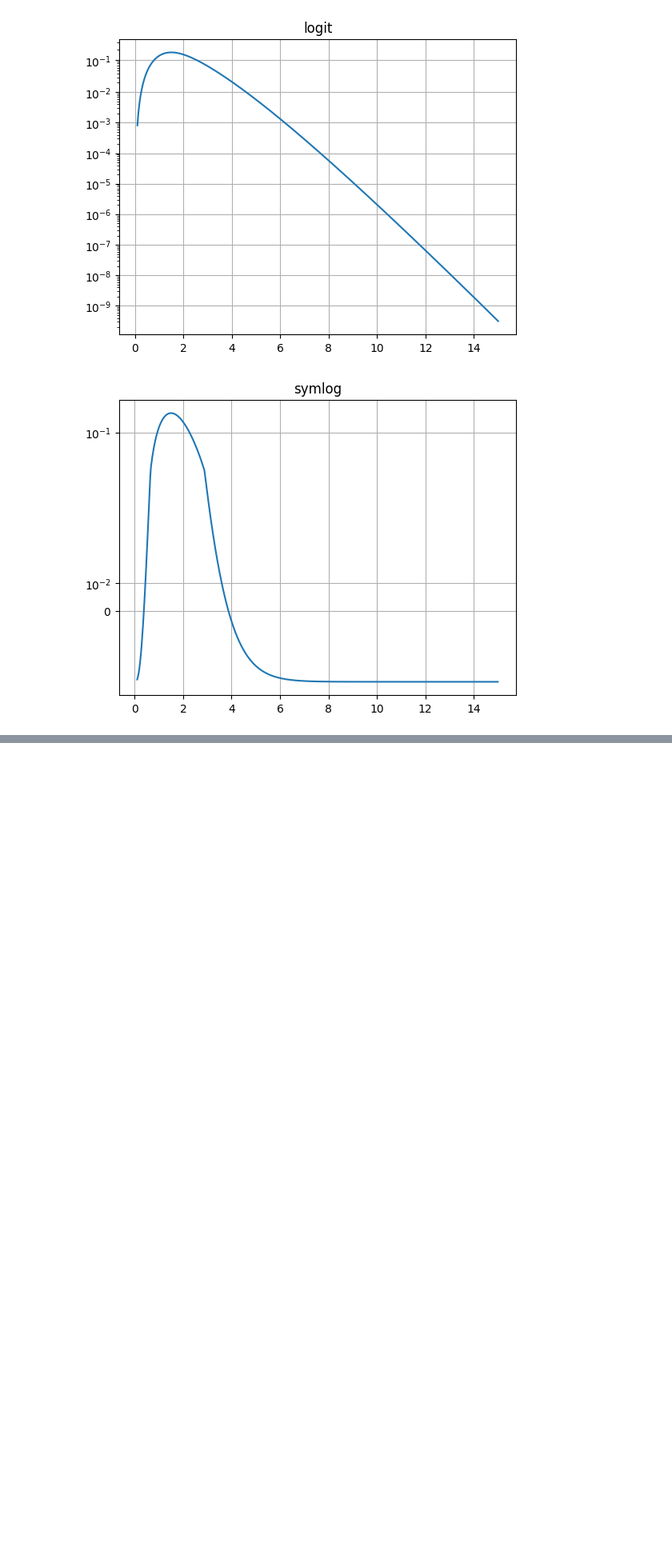
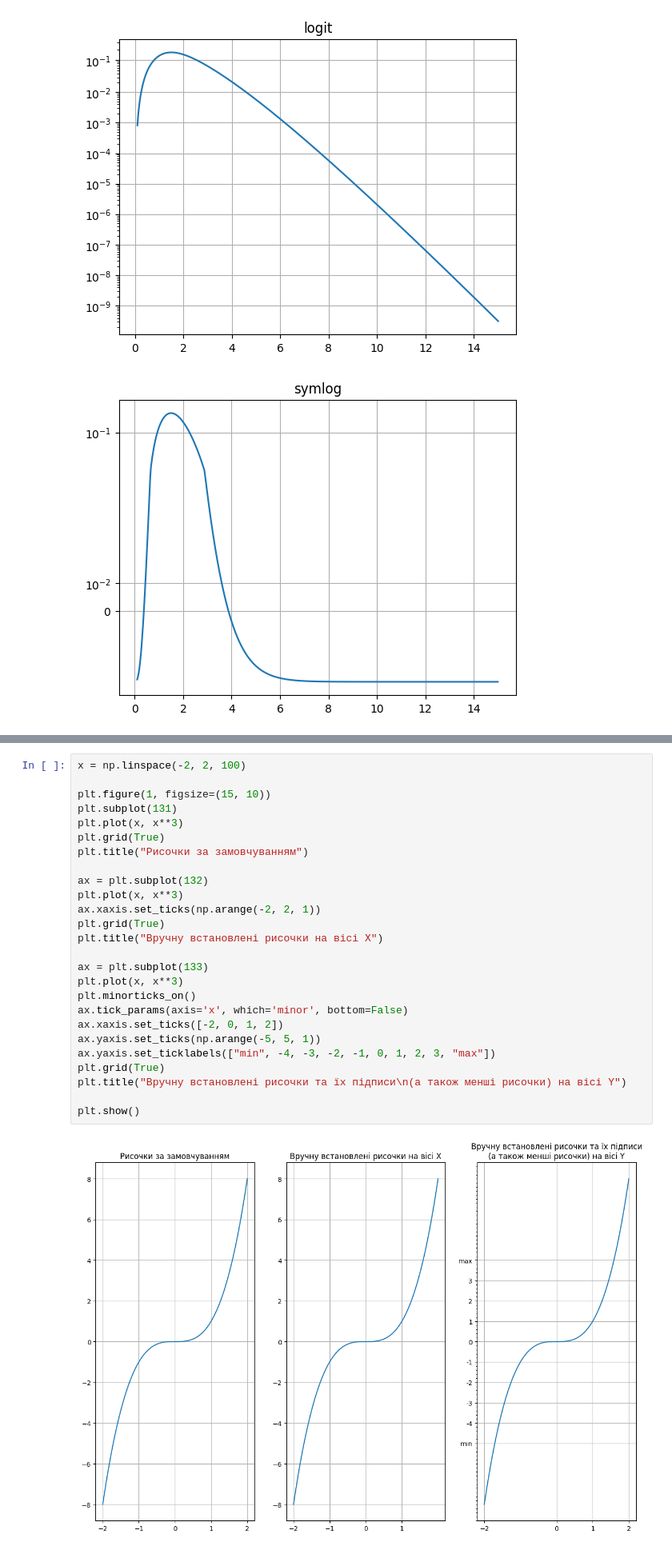
Before and after one commit to dmuman/ML-projects-and-tutorials, a Jupyter notebook: Matplotlib/Tutorials/matplotlib_tutorial_ukr.ipynb, the cells around one changed output, grey strips where cells are left out. Shown at 80% size. Drawn from its saved outputs; the diff is of its cells as text; blank space fills up the shorter version.

```diff
--- a/Matplotlib/Tutorials/matplotlib_tutorial_ukr.ipynb
+++ b/Matplotlib/Tutorials/matplotlib_tutorial_ukr.ipynb
@@ -412,0 +419,28 @@ plt.show()
+# %%
+x = np.linspace(-2, 2, 100)
+
+plt.figure(1, figsize=(15, 10))
+plt.subplot(131)
+plt.plot(x, x**3)
+plt.grid(True)
+plt.title("Рисочки за замовчуванням")
+
+ax = plt.subplot(132)
+plt.plot(x, x**3)
+ax.xaxis.set_ticks(np.arange(-2, 2, 1))
+plt.grid(True)
+plt.title("Вручну встановлені рисочки на вісі X")
+
+ax = plt.subplot(133)
+plt.plot(x, x**3)
+plt.minorticks_on()
+ax.tick_params(axis='x', which='minor', bottom=False)
+ax.xaxis.set_ticks([-2, 0, 1, 2])
+ax.yaxis.set_ticks(np.arange(-5, 5, 1))
+ax.yaxis.set_ticklabels(["min", -4, -3, -2, -1, 0, 1, 2, 3, "max"])
+plt.grid(True)
+plt.title("Вручну встановлені рисочки та їх підписи\n(а також менші рисочки) на вісі Y")
+
+plt.show()
+# %% [output]
+[figure, added]
```
Also changed, not shown: parts of 52 cells of this notebook.
